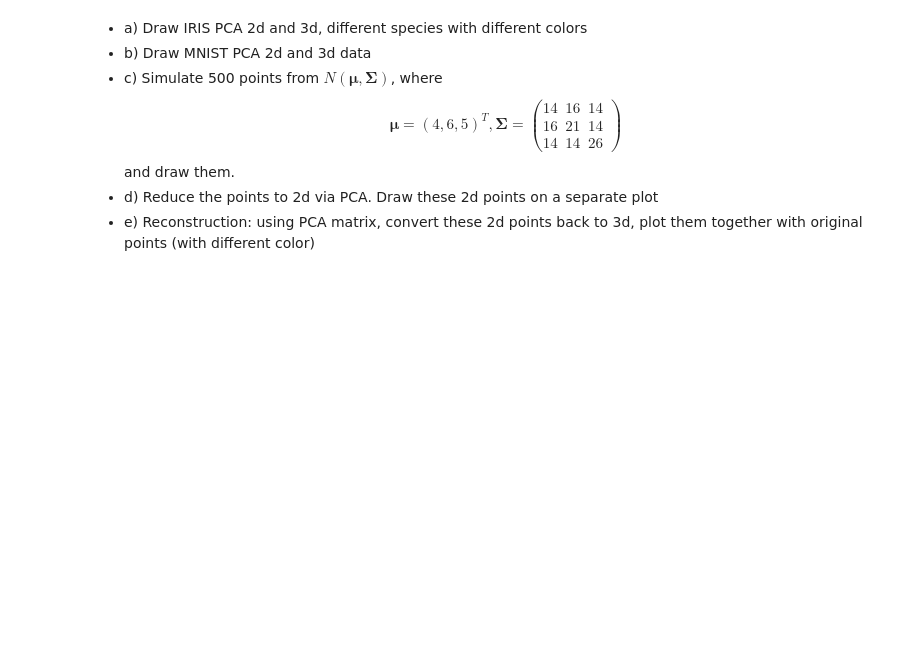
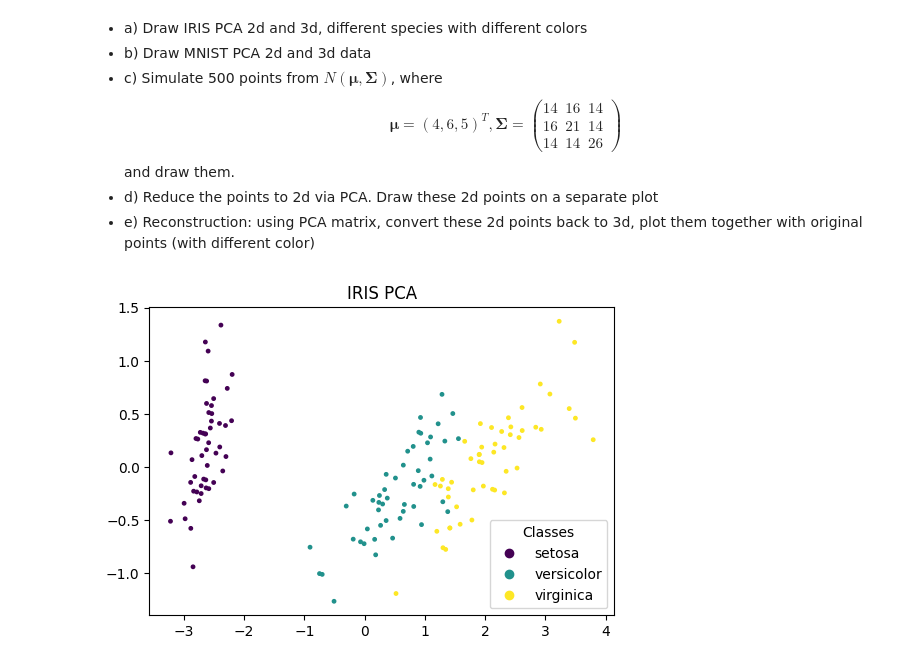
Before and after one commit to gmaad/MetodyKlasRed, a Jupyter notebook: List_nr_2.ipynb, the cells around one changed output. Drawn from its saved outputs; the diff is of its cells as text; code cells hidden in the pictures; blank space fills up the shorter version.

```diff
--- a/List_nr_2.ipynb
+++ b/List_nr_2.ipynb
@@ -134,3 +134,18 @@ $$\boldsymbol{\mu}=(4,6,5)^T,
 and draw them.
 * d) Reduce the points to 2d via PCA. Draw these 2d points on a separate plot
 * e) Reconstruction: using PCA matrix, convert these 2d points back to 3d, plot them together with original points (with different color)
+# %%
+# a) Iris PCA 2D
+
+pca = decomposition.PCA(n_components=2)
+pca.fit(Z)
+iris_points_pca_2d = pca.transform(Z)
+
+fig, ax = plt.subplots(figsize=(6, 4) )
+
+scatter = ax.scatter(iris_points_pca_2d[:,0], iris_points_pca_2d[:,1],s=6, c = iris.target)
+ax.set_title("IRIS PCA")
+fig = ax.legend(scatter.legend_elements()[0], iris.target_names, title = "Classes")
+plt.show()
+# %% [output]
+[figure, added]
```
Also changed, not shown: parts of 4 cells of this notebook.
